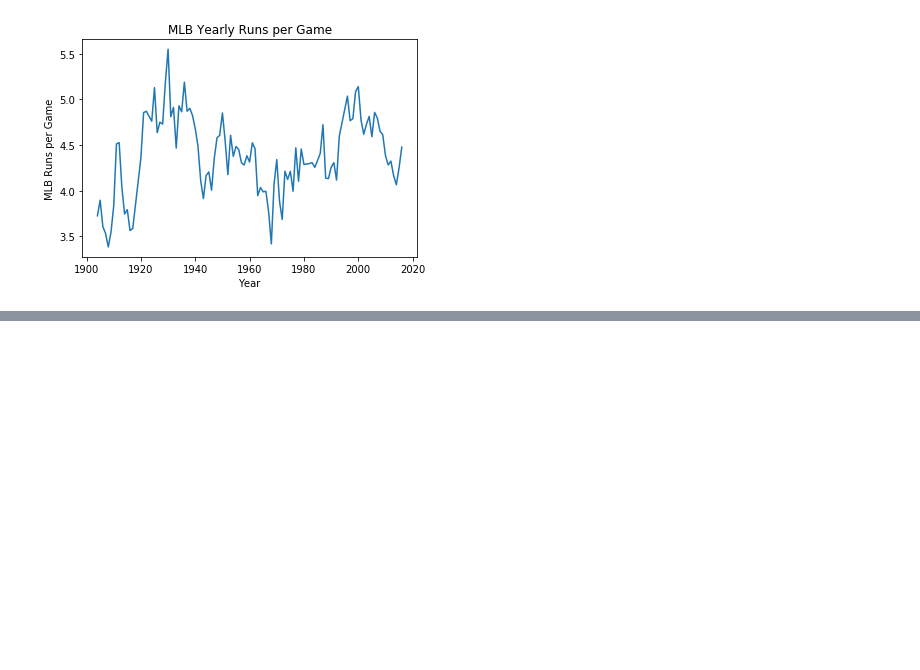
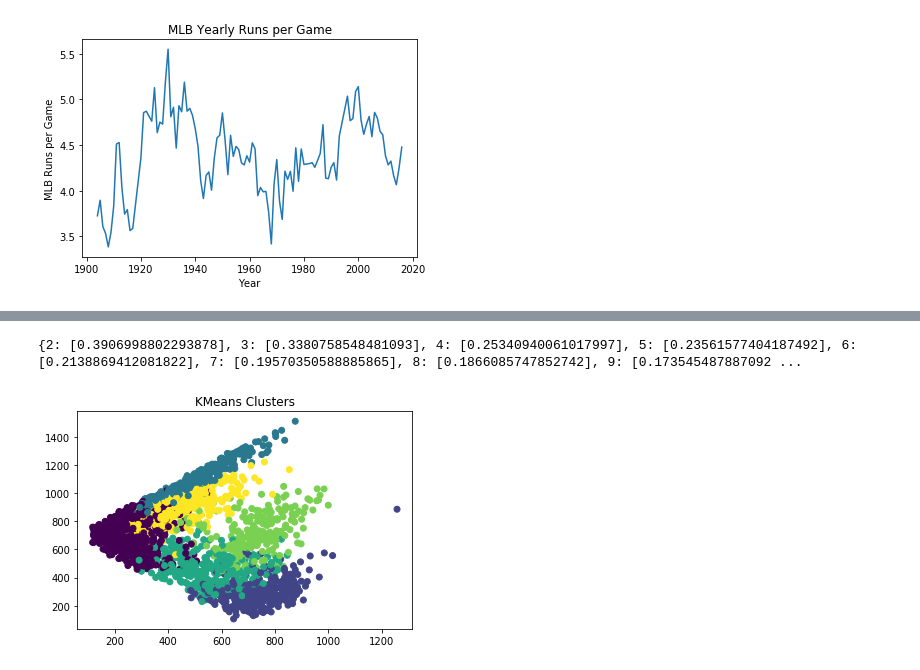
Before and after one commit to brijrajgohil/DataScienceProjects, a Jupyter notebook: ScikitLearnBaseballAnalytics/Main.ipynb, the cells around one changed output, grey strips where cells are left out. Cells and saved outputs as stored; diff of their text form; code cells hidden in the pictures; blank space fills up the shorter version.

```diff
--- a/ScikitLearnBaseballAnalytics/Main.ipynb
+++ b/ScikitLearnBaseballAnalytics/Main.ipynb
@@ -226,0 +350,10 @@ def assign_label(year):
+# %%
+# KMeans
+attributes = ['G','R','AB','H','2B','3B','HR','BB','SO','SB','RA','ER','ERA','CG',
+'SHO','SV','IPouts','HA','HRA','BBA','SOA','E','DP','FP','era_1','era_2','era_3','era_4','era_5','era_6','era_7','era_8','decade_1910','decade_1920','decade_1930','decade_1940','decade_1950','decade_1960','decade_1970','decade_1980','decade_1990','decade_2000','decade_2010','R_per_game','RA_per_game','mlb_rpg']
+
+
+data_attributes = df[attributes]
+
+# Print the first rows of 'df'
+print(df.head())
@@ -226,0 +378,30 @@ def assign_label(year):
+# %%
+# Import necessary modules from 'sklearn'
+from sklearn.cluster import KMeans
+from sklearn import metrics
+
+# Create silhouette score dictionary
+s_score_dict = {}
+for i in range(2, 11):
+    km = KMeans(n_clusters = i, random_state = 1)
+    l = km.fit_predict(data_attributes)
+    s_s = metrics.silhouette_score(data_attributes, l)
+    s_score_dict[i] = [s_s]
+
+# Print out 's_score_dict'
+print(s_score_dict)
+# %% [output]
+{2: [0.3906998802293878], 3: [0.3380758548481093], 4: [0.25340940061017997], 5: [0.23561577404187492], 6: [0.2138869412081822], 7: [0.19570350588885865], 8: [0.1866085747852742], 9: [0.173545487887092 ...
+# %%
+# Create K-Means model and determine euclidian distances for each data point
+kmeans_model = KMeans(n_clusters = 6, random_state = 1)
+distances = kmeans_model.fit_transform(data_attributes)
+
+# Create scatter plot using labels from K-Means model as color
+labels = kmeans_model.labels_
+
+plt.scatter(distances[:, 0], distances[:, 1], c = labels)
+plt.title('KMeans Clusters')
+plt.show()
+# %% [output]
+[figure, added]
```
Also changed, not shown: parts of 46 cells of this notebook, 31 other files.
